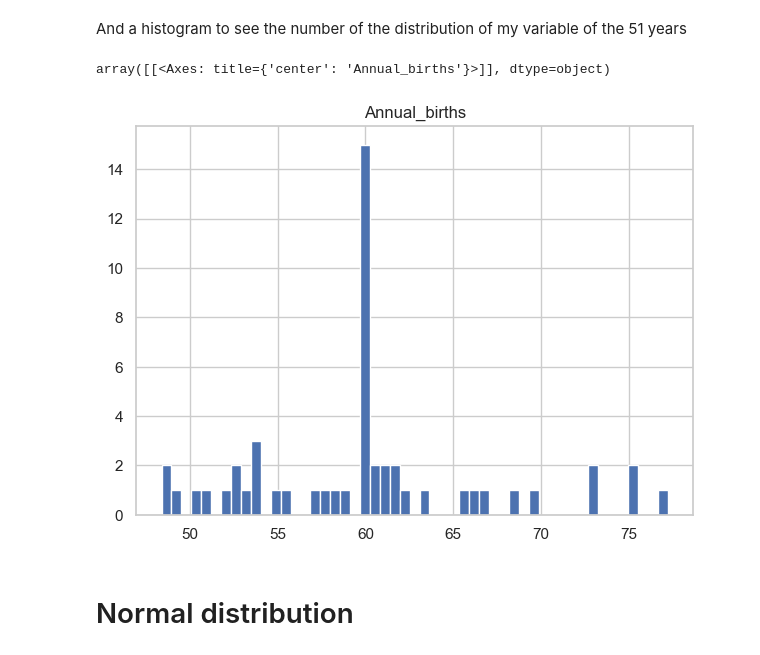
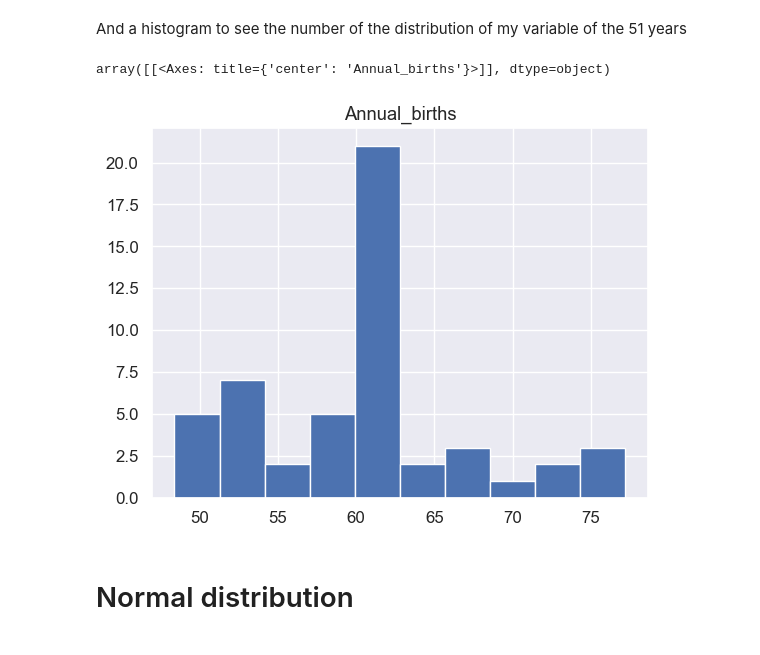
Before and after one commit to diagarmar29/Population-in-Ireland.-1st-Assesment, a Jupyter notebook: Population in Ireland.ipynb, the cells around one changed output. Saved outputs shown, nothing was run; the diff lists cells and outputs as text; code cells hidden in the pictures.

```diff
--- a/Population in Ireland.ipynb
+++ b/Population in Ireland.ipynb
@@ -1198,5 +1181,5 @@ And a histogram to see the number of the distribution of my variable of the 51 y
 # %%
-NI.hist(column='Annual_births', bins=51)
+NI.hist(column='Annual_births')
 # %% [output]
 array([[<Axes: title={'center': 'Annual_births'}>]], dtype=object)
-[figure, old version]
+[figure, new version]
```
Also changed, not shown: parts of 117 cells of this notebook.
